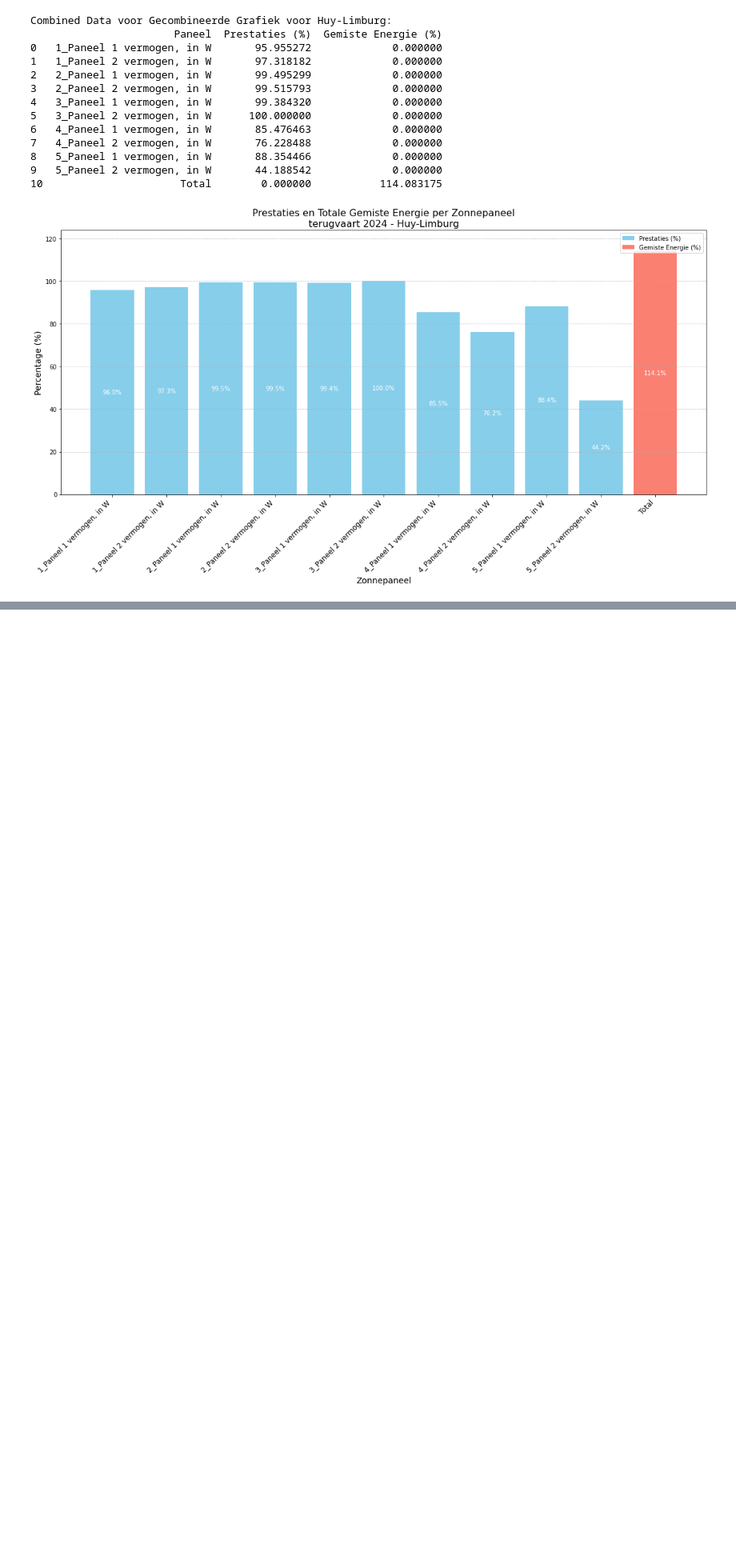
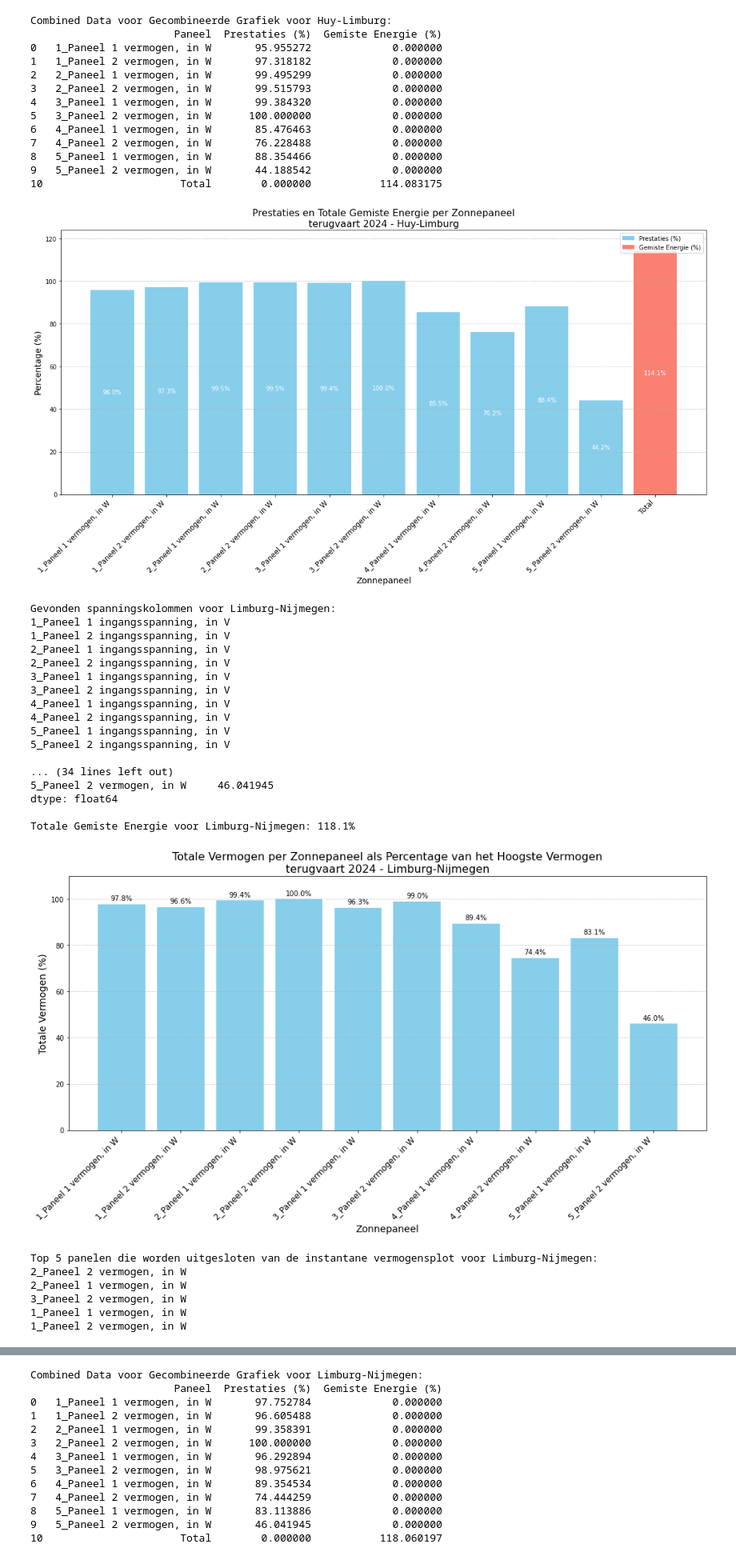
Before and after one commit to Qrax/Clean_Mobility, a Jupyter notebook: main.ipynb, the cells around one changed output, grey strips where cells are left out. Shown: that part at 80% size. Saved outputs shown, nothing was run; the diff lists cells and outputs as text; code cells hidden in the pictures; blank space fills up the shorter version.

Commit message:
De eerste twee metingen geplot voor de zonnepanelenen

```diff
--- a/main.ipynb
+++ b/main.ipynb
@@ -120,9 +120,9 @@ Label(value='')
 # %%
 # Na het laden van de bestanden en het klikken op de knop
 # Controleer of 'merged_df' in result zit
-if 'merged_df' in result1:
-    merged_df1 = result1['merged_df'].copy()
-    #merged_df1 = result2['merged_df'].copy()
+if 'merged_df' in result2:
+    #merged_df1 = result1['merged_df'].copy()
+    merged_df2 = result2['merged_df'].copy()
     #merged_df3 = result3['merged_df'].copy()
     #merged_df4 = result4['merged_df'].copy()
     # Gebruik merged_df zoals je wilt
@@ -148,6 +130,0 @@ merged_df1
-# %%
-merged_df1_zonder_sweeps = merged_df1.copy()
-for i in range(1,int(10/2+1)):
-    merged_df1_zonder_sweeps = merged_df1_zonder_sweeps[merged_df1_zonder_sweeps[f'{i}_Algoritme mode (kan per software generatie verschillend zijn)']==0].copy()
-#for i in range(1,int(len(voltage_cols)/2+1)):
-#    merged_df1 = merged_df1[merged_df1[f'{i}_Algoritme mode (kan per software generatie verschillend zijn)']<5]
@@ -202,21 +177,21 @@ def bereken_paneel_vermogen(df, voltage_cols, current_cols):
 
     return power_cols
 
-def process_and_plot(dataset,df,N=5):
+def process_and_plot(dataset,df,N=5,zonder_sweeps=True,aantal_mppts=5):
     directory = dataset['directory']
     naam = dataset['naam']
     type_terugvaart = dataset['type']
     jaar = dataset['jaar']
 
-    # Laad je DataFrame
-    # Zorg ervoor dat je het juiste bestand in de directory laadt
-    # Bijvoorbeeld:
-    # data_file = os.path.join(directory, 'jouw_data.csv')
-    # merged_df = pd.read_csv(data_file)
-
     # Voor dit voorbeeld gebruik ik een lege DataFrame
     # Verwijder of vervang dit met de daadwerkelijke data
     merged_df = df  # Vervang dit door je daadwerkelijke DataFrame
+
+    if zonder_sweeps:
+        merged_df_zonder_sweeps = merged_df.copy()
+        for i in range(1,int(aantal_mppts+1)):
+            merged_df_zonder_sweeps = merged_df_zonder_sweeps[merged_df_zonder_sweeps[f'{i}_Algoritme mode (kan per software generatie verschillend zijn)']==0].copy()
+        merged_df = merged_df_zonder_sweeps.copy()
 
     # Controleer of de DataFrame niet leeg is
     if merged_df.empty:
@@ -465,3 +440,30 @@ Combined Data voor Gecombineerde Grafiek voor Huy-Limburg:
 9   5_Paneel 2 vermogen, in W       44.188542             0.000000
 10                      Total        0.000000           114.083175
 [figure]
+# %%
+process_and_plot(datasets[1],df=merged_df2)
+# %% [output]
+Gevonden spanningskolommen voor Limburg-Nijmegen:
+1_Paneel 1 ingangsspanning, in V
+1_Paneel 2 ingangsspanning, in V
+2_Paneel 1 ingangsspanning, in V
+2_Paneel 2 ingangsspanning, in V
+3_Paneel 1 ingangsspanning, in V
+3_Paneel 2 ingangsspanning, in V
+4_Paneel 1 ingangsspanning, in V
+4_Paneel 2 ingangsspanning, in V
+5_Paneel 1 ingangsspanning, in V
+5_Paneel 2 ingangsspanning, in V
+
+... (34 lines left out)
+5_Paneel 2 vermogen, in W     46.041945
+dtype: float64
+
+Totale Gemiste Energie voor Limburg-Nijmegen: 118.1%
+[figure, added]
+Top 5 panelen die worden uitgesloten van de instantane vermogensplot voor Limburg-Nijmegen:
+2_Paneel 2 vermogen, in W
+2_Paneel 1 vermogen, in W
+3_Paneel 2 vermogen, in W
+1_Paneel 1 vermogen, in W
+1_Paneel 2 vermogen, in W
@@ -467,0 +472,13 @@ Combined Data voor Gecombineerde Grafiek voor Huy-Limburg:
+Combined Data voor Gecombineerde Grafiek voor Limburg-Nijmegen:
+                       Paneel  Prestaties (%)  Gemiste Energie (%)
+0   1_Paneel 1 vermogen, in W       97.752784             0.000000
+1   1_Paneel 2 vermogen, in W       96.605488             0.000000
+2   2_Paneel 1 vermogen, in W       99.358391             0.000000
+3   2_Paneel 2 vermogen, in W      100.000000             0.000000
+4   3_Paneel 1 vermogen, in W       96.292894             0.000000
+5   3_Paneel 2 vermogen, in W       98.975621             0.000000
+6   4_Paneel 1 vermogen, in W       89.354534             0.000000
+7   4_Paneel 2 vermogen, in W       74.444259             0.000000
+8   5_Paneel 1 vermogen, in W       83.113886             0.000000
+9   5_Paneel 2 vermogen, in W       46.041945             0.000000
+10                      Total        0.000000           118.060197
```
Also changed, not shown: parts of 4 cells of this notebook.
